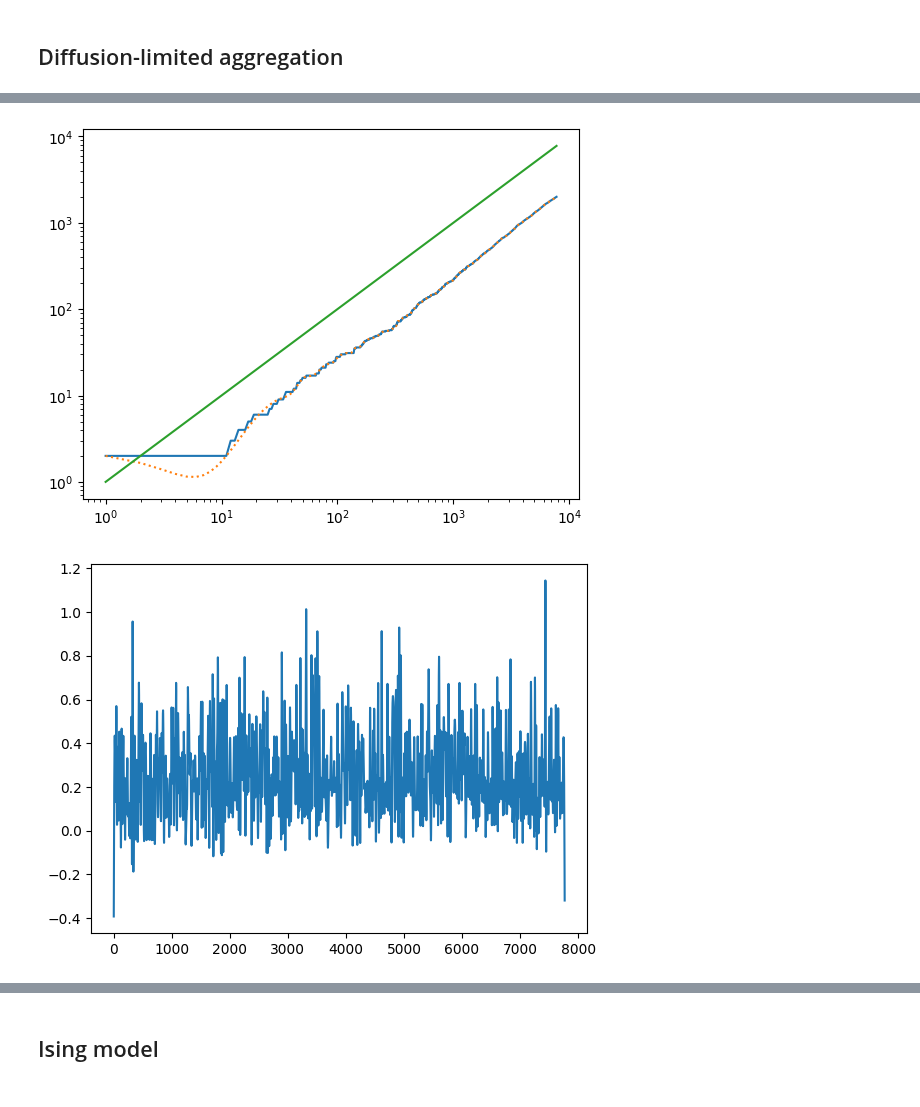
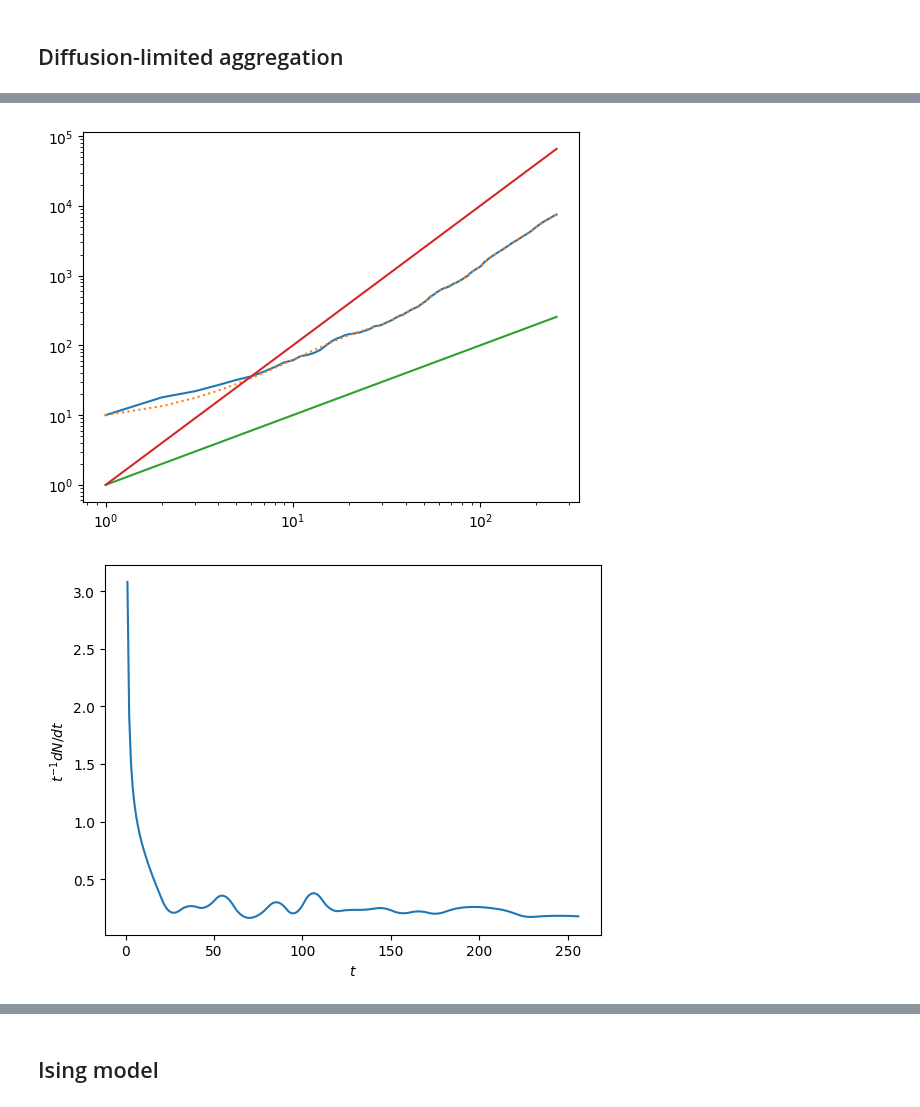
Before and after one commit to andrewcumming/phys512, a Jupyter notebook: HW3_solutions.ipynb, the cells around one changed output, grey strips where cells are left out. Drawn from its saved outputs; the diff is of its cells as text; code cells hidden in the pictures.

```diff
--- a/HW3_solutions.ipynb
+++ b/HW3_solutions.ipynb
@@ -39,7 +39,7 @@ grid[ncenter, ncenter] = 1
 #grid[n1:n2, n1:n2] = 1
 
 # the number of "walkers" (=liquid particles)
-nwalkers = 2500
+nwalkers = 10000
 
 # now assign random coordinates to the walkers
 coords = rng.integers(low=0, high=ngrid, size=(nwalkers,2))
@@ -96,8 +96,8 @@ while len(coords[:]) > 0.2 * nwalkers:
         plt.ylim((0.0,ymax))
 
         # Save the plot as a png file so we can make a movie
-        fig_count += 1
-        plt.savefig('figs/%0.4d.png' % (fig_count,))
+        #fig_count += 1
+        #plt.savefig('figs/%0.4d.png' % (fig_count,))
 
         #plt.show()
 
@@ -115,23 +115,26 @@ Time taken =  155.42942714691162
 # %%
 import scipy.interpolate
 
 # Construct a spline of N(t)
 spline = scipy.interpolate.CubicSpline(t_arr[::10],n_arr[::10])
 
 # Plot N(t)
 plt.plot(t_arr, n_arr)
 plt.plot(t_arr, spline(t_arr), ":")
 plt.yscale('log')
 plt.xscale('log')
 plt.plot(t_arr, t_arr)
+plt.plot(t_arr, t_arr**2)
 plt.show()
 
-# Plot dN/dt
+# Plot dN/dt  / t
 plt.clf()
-plt.plot(t_arr, spline(t_arr,1))
+plt.plot(t_arr, spline(t_arr,1)/t_arr)
+plt.xlabel(r'$t$')
+plt.ylabel(r'$t^{-1} dN/dt$')
 #plt.yscale('log')
 #plt.xscale('log')
 plt.show()
 # %% [output]
-[figure, old version]
+[figure, new version]
-[figure, old version]
+[figure, new version]
```
Also changed, not shown: parts of 3 cells of this notebook.
